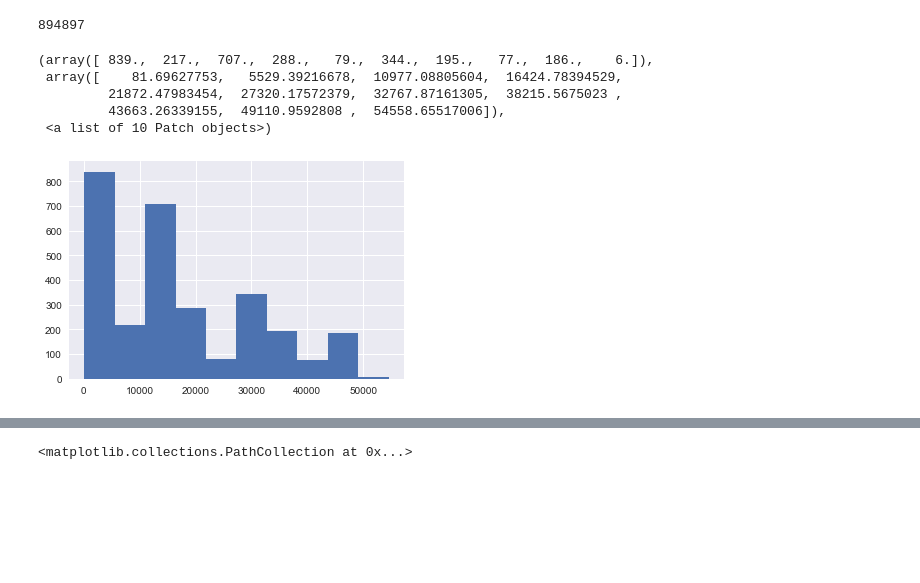
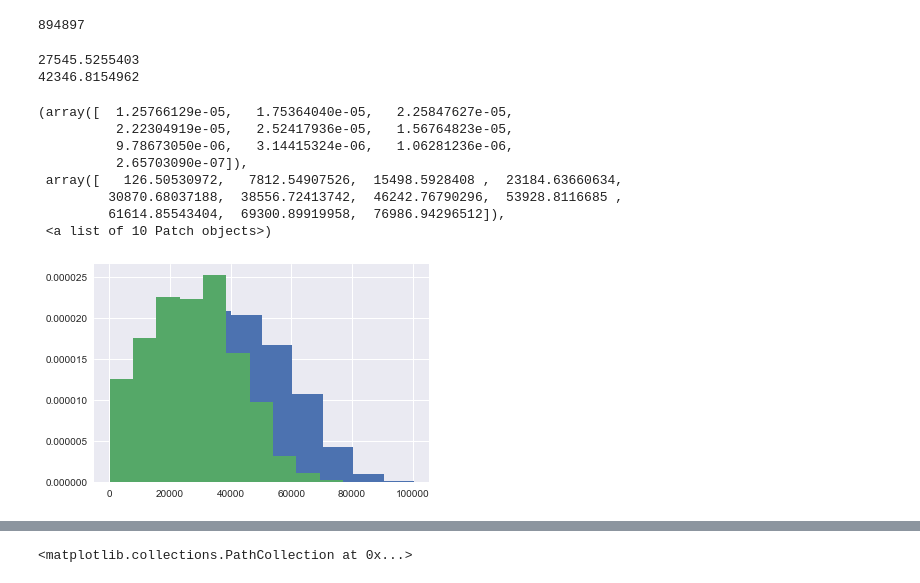
Before and after one commit to abuonaura/mlhep2017, a Jupyter notebook: Competition2.ipynb, the cells around one changed output, grey strips where cells are left out. Saved outputs shown, nothing was run; the diff lists cells and outputs as text; code cells hidden in the pictures; blank space fills up the shorter version.

```diff
--- a/Competition2.ipynb
+++ b/Competition2.ipynb
@@ -93,13 +99,24 @@ print(brk.size)
 894897
 # %%
 #np.diff returns the difference between the i+1 and i value of the array
-dist = np.sqrt(np.diff(brk[brk.signal==True].values[:,1])**2+np.diff(brk[brk.signal==True].values[:,2])**2+np.diff(brk[brk.signal==True].values[:,3])**2)
+distS = np.sqrt(np.diff(brk[brk.signal==True].values[:,1])**2+np.diff(brk[brk.signal==True].values[:,2])**2+np.diff(brk[brk.signal==True].values[:,3])**2)
+distB = np.sqrt(np.diff(brk[brk.signal==False].values[:,1])**2+np.diff(brk[brk.signal==False].values[:,2])**2+np.diff(brk[brk.signal==False].values[:,3])**2)
 
-plt.hist(dist)
+
+print(np.mean(distS))
+print(np.mean(distB))
+
+plt.hist(distB,normed=1)
+plt.hist(distS,normed=1)
 # %% [output]
-(array([ 839.,  217.,  707.,  288.,   79.,  344.,  195.,   77.,  186.,    6.]),
- array([    81.69627753,   5529.39216678,  10977.08805604,  16424.78394529,
-         21872.47983454,  27320.17572379,  32767.87161305,  38215.5675023 ,
-         43663.26339155,  49110.9592808 ,  54558.65517006]),
- <a list of 10 Patch objects>)
+27545.5255403
+42346.8154962
+(array([  1.25766129e-05,   1.75364040e-05,   2.25847627e-05,
+          2.22304919e-05,   2.52417936e-05,   1.56764823e-05,
+          9.78673050e-06,   3.14415324e-06,   1.06281236e-06,
+          2.65703090e-07]),
+ array([   126.50530972,   7812.54907526,  15498.5928408 ,  23184.63660634,
+         30870.68037188,  38556.72413742,  46242.76790296,  53928.8116685 ,
+         61614.85543404,  69300.89919958,  76986.94296512]),
+ <a list of 10 Patch objects>)
-[figure, old version]
+[figure, new version]
```
Also changed, not shown: parts of 7 cells of this notebook.
